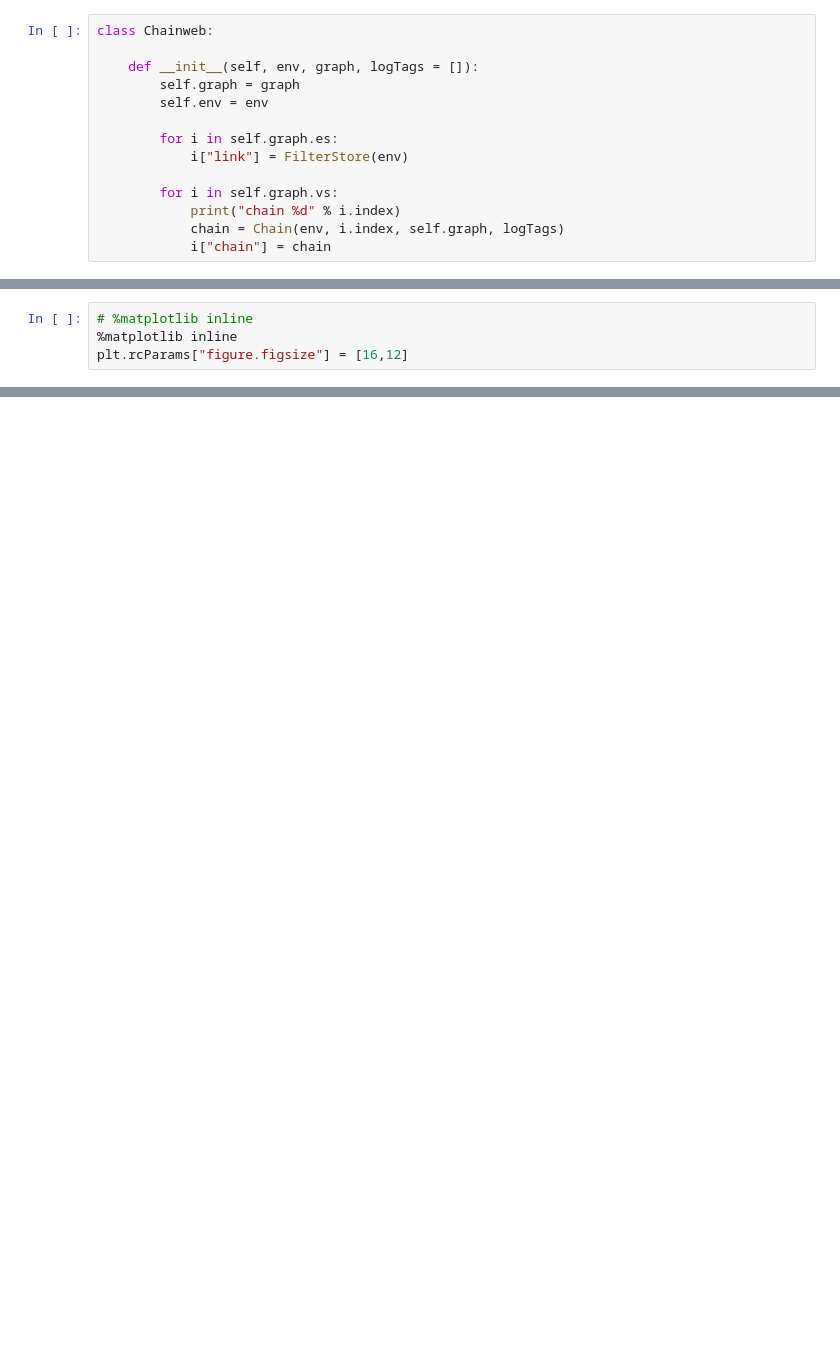
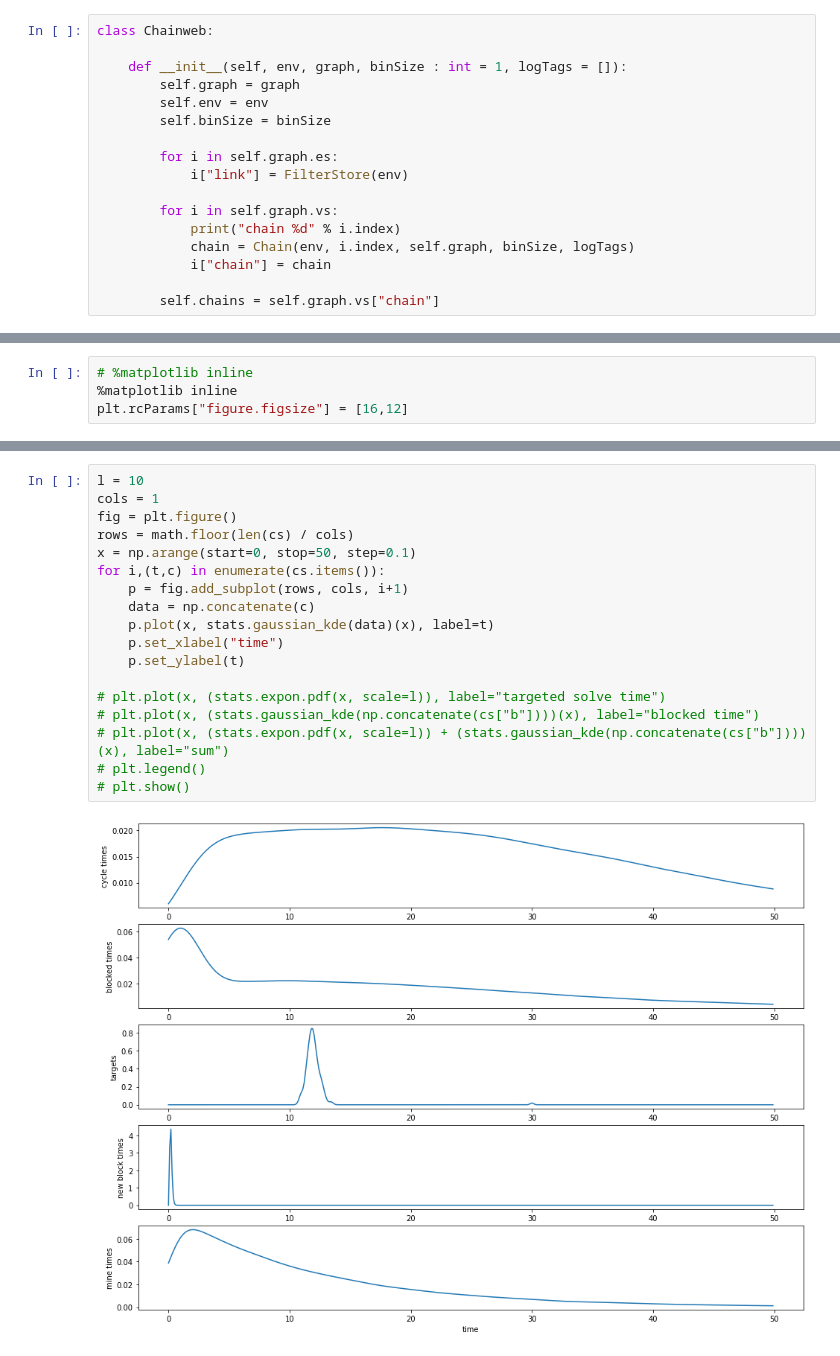
Before and after one commit to larskuhtz/ChainwebSimulations, a Jupyter notebook: DifficultyAdjustment.ipynb, the cells around one changed output, grey strips where cells are left out. Cells and saved outputs as stored; diff of their text form; blank space fills up the shorter version.

```diff
--- a/DifficultyAdjustment.ipynb
+++ b/DifficultyAdjustment.ipynb
@@ -413,17 +406,20 @@ class Chain:
 # %%
 class Chainweb:
 
-    def __init__(self, env, graph, logTags = []):
+    def __init__(self, env, graph, binSize : int = 1, logTags = []):
         self.graph = graph
         self.env = env
+        self.binSize = binSize
 
         for i in self.graph.es:
             i["link"] = FilterStore(env)
 
         for i in self.graph.vs:
             print("chain %d" % i.index)
-            chain = Chain(env, i.index, self.graph, logTags)
+            chain = Chain(env, i.index, self.graph, binSize, logTags)
             i["chain"] = chain
+
+        self.chains = self.graph.vs["chain"]
 # %% [markdown]
 # Statistics
 # %%
@@ -507,0 +493,20 @@ plotHist(hists)
+# %%
+l = 10
+cols = 1
+fig = plt.figure()
+rows = math.floor(len(cs) / cols)
+x = np.arange(start=0, stop=50, step=0.1)
+for i,(t,c) in enumerate(cs.items()):
+    p = fig.add_subplot(rows, cols, i+1)
+    data = np.concatenate(c)
+    p.plot(x, stats.gaussian_kde(data)(x), label=t)
+    p.set_xlabel("time")
+    p.set_ylabel(t)
+
+# plt.plot(x, (stats.expon.pdf(x, scale=l)), label="targeted solve time")
+# plt.plot(x, (stats.gaussian_kde(np.concatenate(cs["b"])))(x), label="blocked time")
+# plt.plot(x, (stats.expon.pdf(x, scale=l)) + (stats.gaussian_kde(np.concatenate(cs["b"])))(x), label="sum")
+# plt.legend()
+# plt.show()
+# %% [output]
+[figure, added]
```
Also changed, not shown: parts of 14 cells of this notebook.
